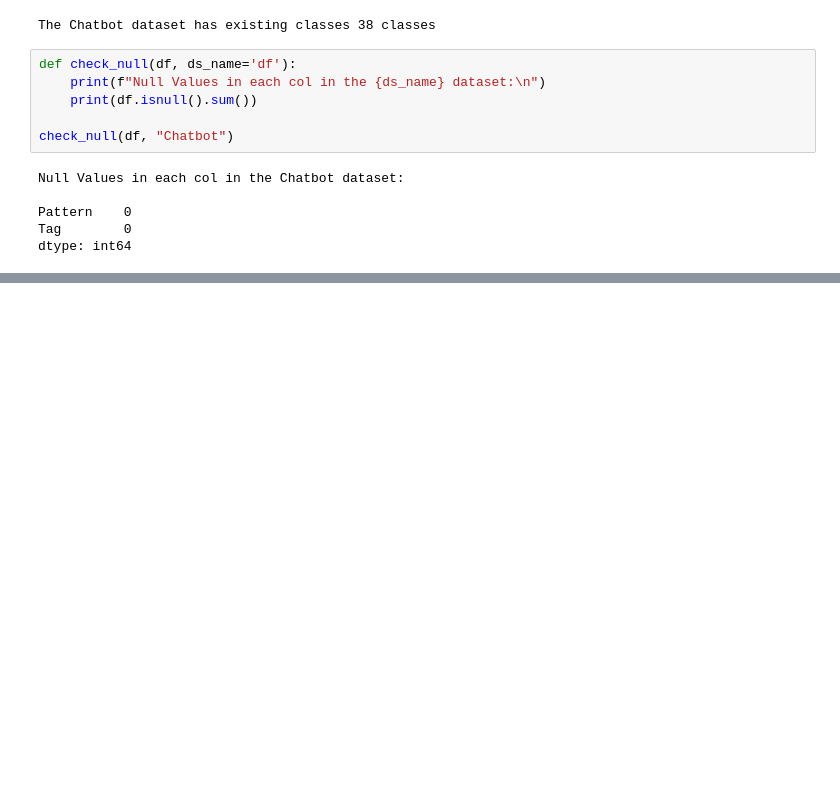
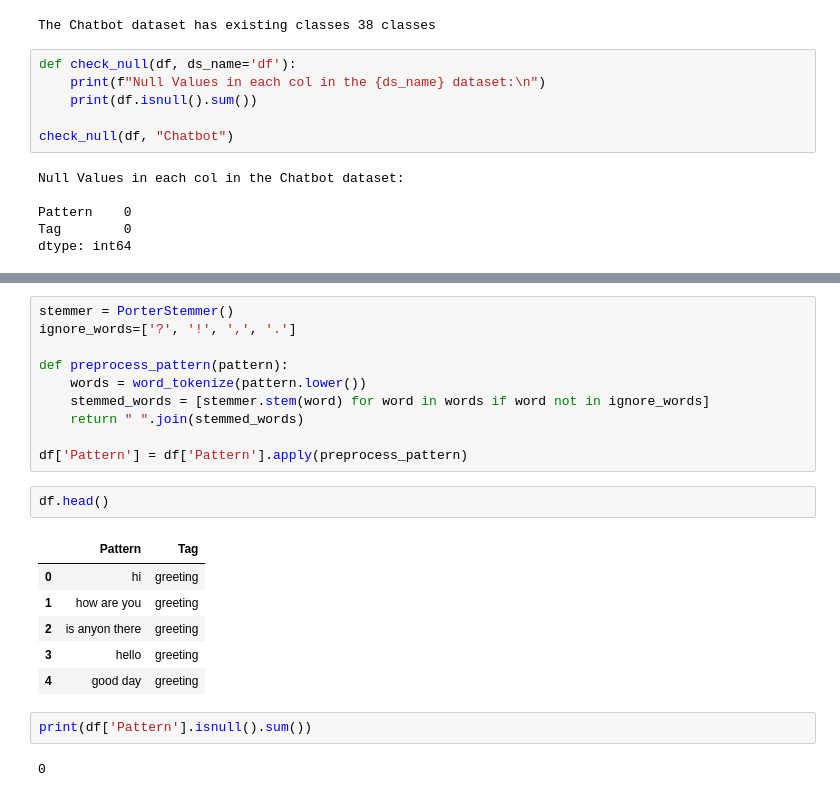
Before and after one commit to granger-p/chatbot, a Jupyter notebook: ai_chatbots.ipynb, the cells around one changed output, grey strips where cells are left out. Saved outputs shown, nothing was run; the diff lists cells and outputs as text; blank space fills up the shorter version.

```diff
--- a/ai_chatbots.ipynb
+++ b/ai_chatbots.ipynb
@@ -136,0 +171,23 @@ dtype: int64
+# %%
+stemmer = PorterStemmer()
+ignore_words=['?', '!', ',', '.']
+
+def preprocess_pattern(pattern):
+    words = word_tokenize(pattern.lower())
+    stemmed_words = [stemmer.stem(word) for word in words if word not in ignore_words]
+    return " ".join(stemmed_words)
+
+df['Pattern'] = df['Pattern'].apply(preprocess_pattern)
+# %%
+df.head()
+# %% [output]
+|  | Pattern | Tag |
+| 0 | hi | greeting |
+| 1 | how are you | greeting |
+| 2 | is anyon there | greeting |
+| 3 | hello | greeting |
+| 4 | good day | greeting |
+# %%
+print(df['Pattern'].isnull().sum())
+# %% [output]
+0
```
Also changed, not shown: parts of 3 cells of this notebook.
